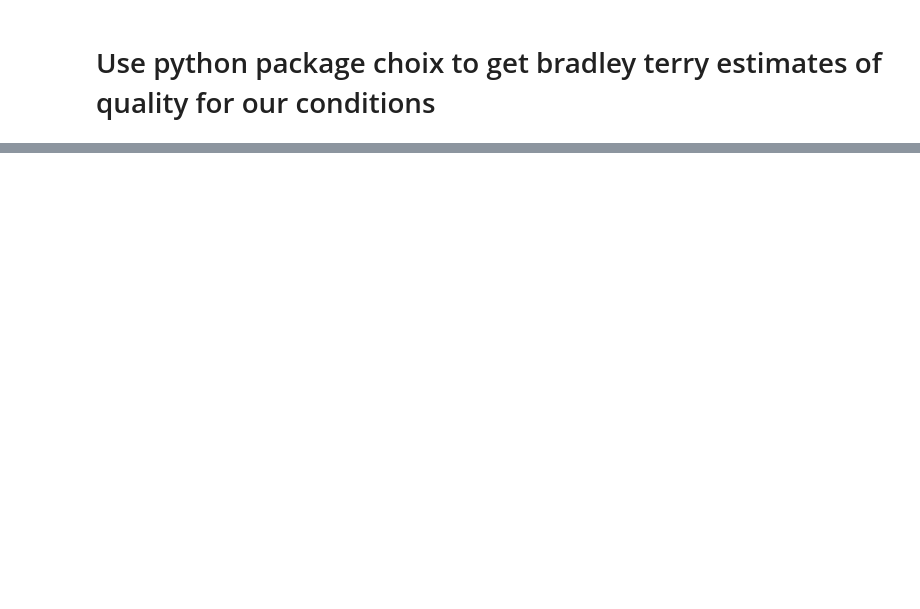
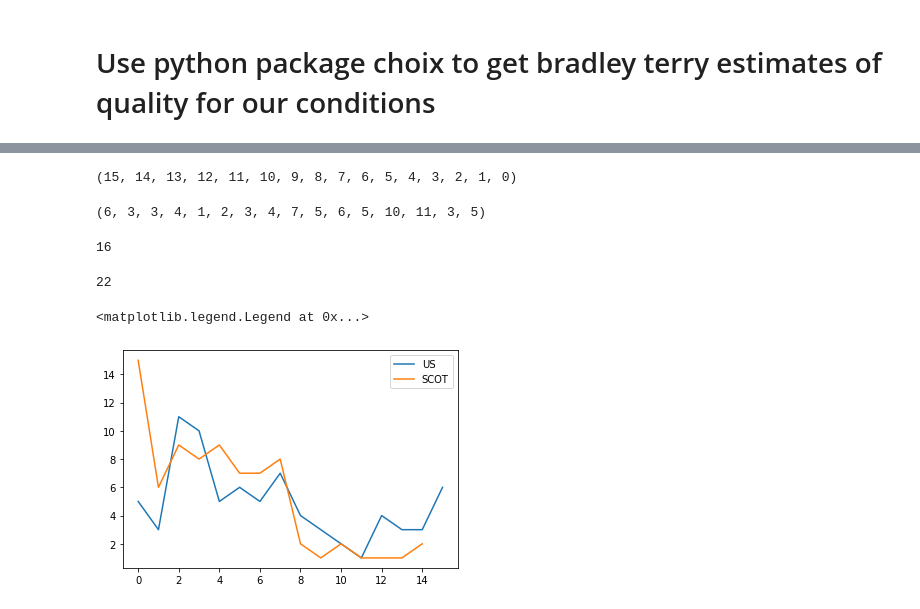
Before and after one commit to jonojace/fairseq, a Jupyter notebook: examples/speech_audio_corrector/ab_test/analyse_qualtrics_listening_test_results.ipynb, the cells around one changed output, grey strips where cells are left out. Drawn from its saved outputs; the diff is of its cells as text; code cells hidden in the pictures; blank space fills up the shorter version.

```diff
--- a/examples/speech_audio_corrector/ab_test/analyse_qualtrics_listening_test_results.ipynb
+++ b/examples/speech_audio_corrector/ab_test/analyse_qualtrics_listening_test_results.ipynb
@@ -387,0 +439,8 @@ plt.savefig('plots/results.pdf', bbox_inches='tight')
+# %%
+# load url lists
+with open('url_lists/SAC-speechcode-input-scot-fem.txt') as f:
+    urls = f.readlines()
+
+speakers = [url.split('-')[-1].split('_')[0] for url in urls]
+
+len(set(speakers))
@@ -387,0 +519,16 @@ plt.savefig('plots/results.pdf', bbox_inches='tight')
+# %%
+# sort by times us speech codes win most
+# 2 is us speech codes
+h_barchart_data = []
+num_wins2count = Counter()
+# sort_fn = lambda x:x[3][2] * 100 + x[3][3] #sort by us then by no preference
+sort_fn = lambda x:(x[3][2] / (x[3][1]+1)) #sort by us / scot ratio (+1 to stop division by 0 error)
+for i, condition, word, counter in sorted(all_words, key=sort_fn, reverse=True): # lambda x:x[3][2] * 100 + x[3][3] because we want to rank first by 2 (us wins) then by 3 (no preference)
+    h_barchart_data.append(counter)
+    print(i, word, counter)
+    num_wins = counter[2] # 2 is us speech codes
+    num_wins2count[num_wins] += 1
+
+us_wins_counts = sorted(num_wins2count.items(), key=lambda x: x[0], reverse=True)
+
+print(us_wins_counts)
@@ -387,0 +553,14 @@ plt.savefig('plots/results.pdf', bbox_inches='tight')
+# %%
+# sort by times scot speech codes win most (1 is scottish speech codes)
+num_wins2count = Counter()
+h_barchart_data_scot = []
+sort_fn = lambda x:x[3][1] * 100 + x[3][3] #sort by scot then by no preference
+for i, condition, word, counter in sorted(all_words, key=sort_fn, reverse=True):
+    h_barchart_data_scot.append(counter)
+    print(i, word, counter)
+    num_wins = counter[1] # 1 is scot speech codes
+    num_wins2count[num_wins] += 1
+
+scot_wins_counts = sorted(num_wins2count.items(), key=lambda x: x[0], reverse=True)
+
+print(scot_wins_counts)
@@ -387,0 +625,26 @@ plt.savefig('plots/results.pdf', bbox_inches='tight')
+# %%
+x
+# %% [output]
+(15, 14, 13, 12, 11, 10, 9, 8, 7, 6, 5, 4, 3, 2, 1, 0)
+# %%
+y
+# %% [output]
+(6, 3, 3, 4, 1, 2, 3, 4, 7, 5, 6, 5, 10, 11, 3, 5)
+# %%
+len(y)
+# %% [output]
+16
+# %%
+sum(y[:7])
+# %% [output]
+22
+# %%
+us_wins_counts
+x,y = zip(*us_wins_counts)
+plt.plot(x,y, label="US")
+x,y = zip(*scot_wins_counts)
+plt.plot(x,y, label="SCOT")
+plt.legend()
+# %% [output]
+<matplotlib.legend.Legend at 0x...>
+[figure, added]
```
Also changed, not shown: parts of 38 cells of this notebook, 1 other file.
